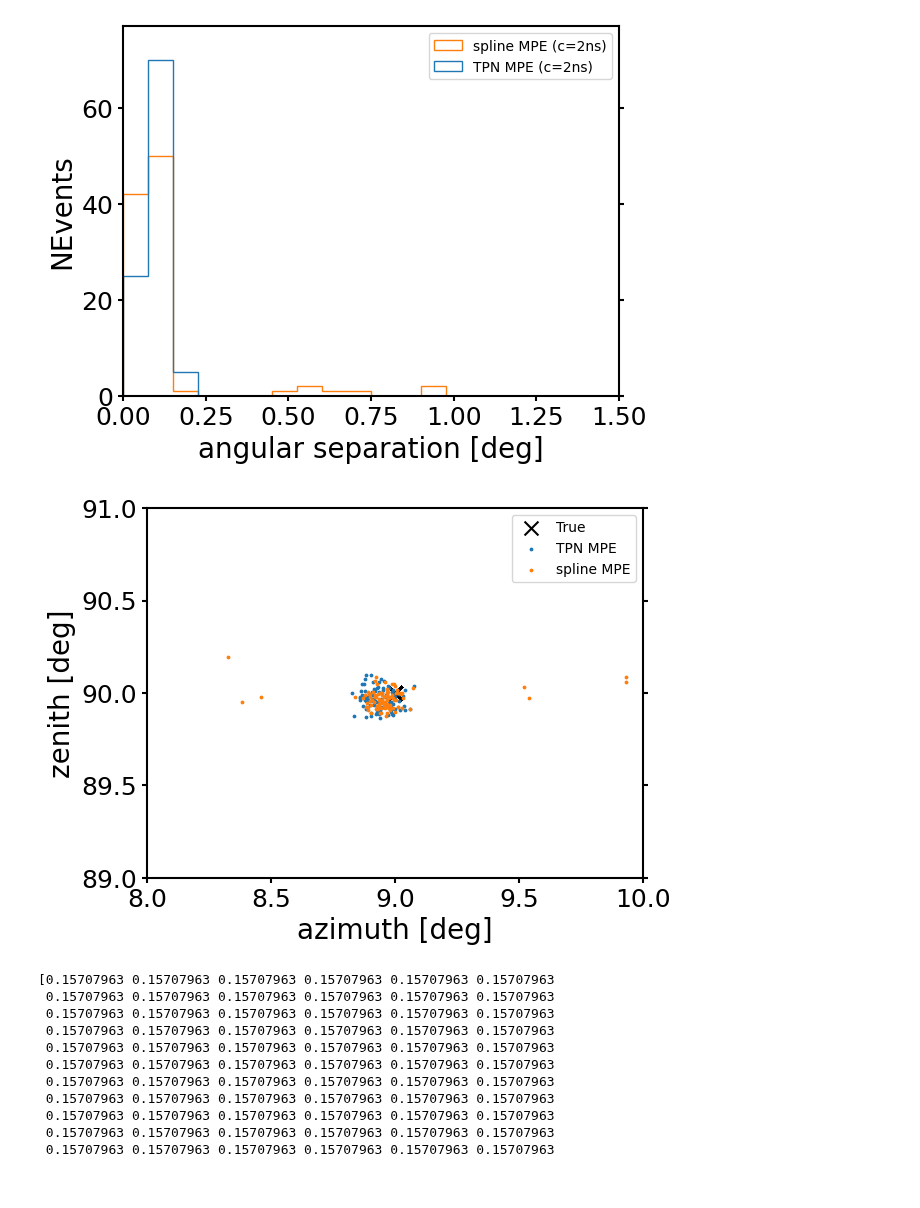
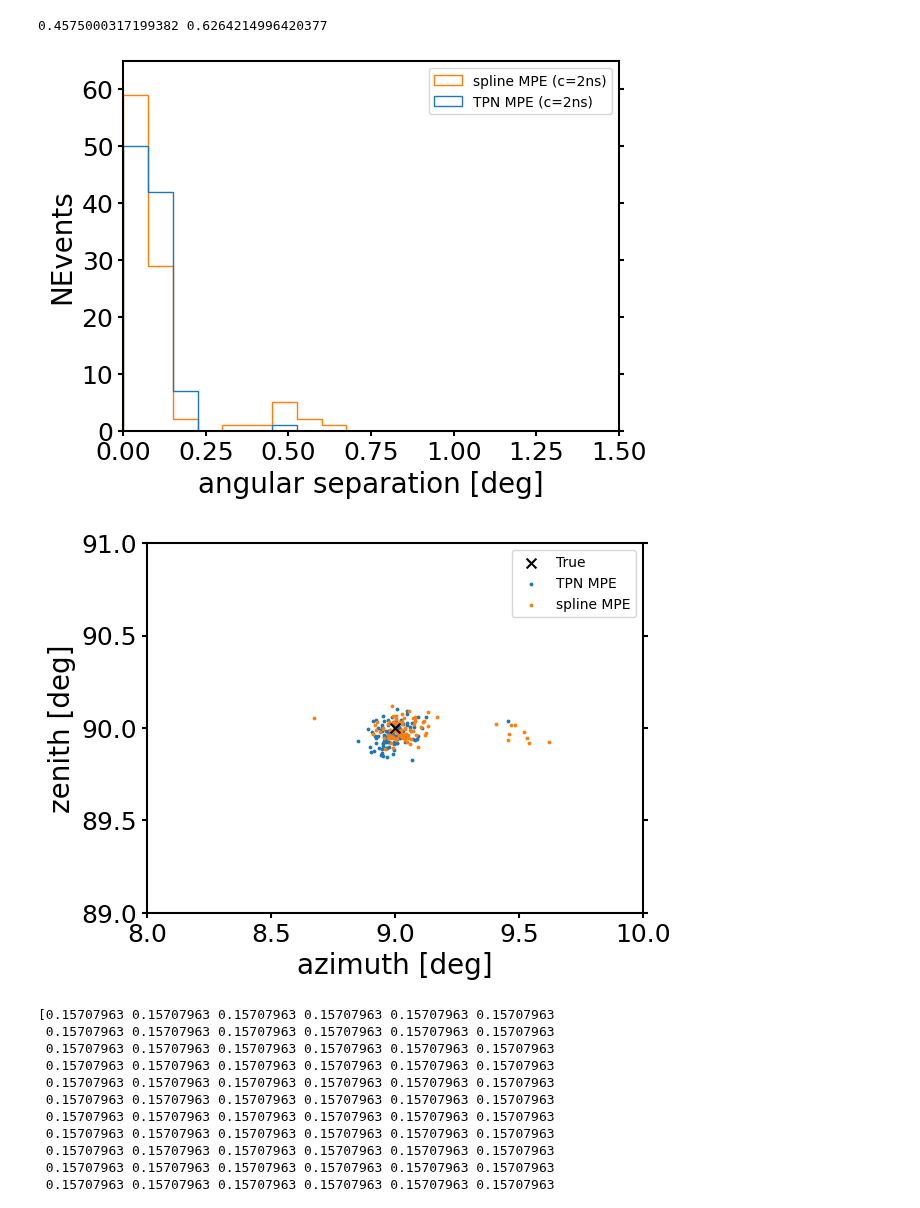
Before and after one commit to rishibbdb/TPN_DeV, a Jupyter notebook: dev/notebooks/reconstruct_golden_muons_MPE.ipynb, the cells around one changed output. Drawn from its saved outputs; the diff is of its cells as text; code cells hidden in the pictures.

```diff
--- a/dev/notebooks/reconstruct_golden_muons_MPE.ipynb
+++ b/dev/notebooks/reconstruct_golden_muons_MPE.ipynb
@@ -7,7 +7,7 @@ sys.path.insert(0, "/home/storage/hans/jax_reco_new")
 
 from lib.plotting import adjust_plot_1d
 # %%
-dat = np.load('/home/storage/hans/jax_reco_new/examples/MuMinus_150e3GeV_Horizontal_CloseToDOMs_Smooth_N100_MPE.npy')
+dat = np.load('/home/storage/hans/jax_reco_new/examples/MuMinus_150e3GeV_Horizontal_CloseToDOMs_Stochastic_N100_MPE.npy')
 #dat = np.load('/home/storage/hans/jax_reco_new/examples/MuMinus_150e3GeV_Horizontal_FarFromDOMs_Stochastic_N100_MPE.npy')
 # %%
 def GreatCircleDistance(azi_1, zen_1, azi_2, zen_2):
@@ -50,6 +51,8 @@ def get_hist(results):
     return cts, bins, cts_smpe
 # %%
 TPN_MPE, bins, S_MPE = get_hist(dat)
+# %% [output]
+0.4575000317199382 0.6264214996420377
 # %%
     plot_args = {'xlabel':'angular separation [deg]',
                  'ylabel':'NEvents',
@@ -64,28 +67,28 @@ TPN_MPE, bins, S_MPE = get_hist(dat)
     adjust_plot_1d(fig, ax, plot_args=plot_args)
     plt.show()
 # %% [output]
-[figure, old version]
+[figure, new version]
 # %%
 true_zen, true_azi, reco_zen, reco_azi, smpe_zen, smpe_azi = get_zen_azi(dat)
 # %%
 fig, ax = plt.subplots()
-plt.scatter(np.rad2deg(true_azi), np.rad2deg(true_zen), marker='x', color='black', label='True', s=100)
+plt.scatter(np.rad2deg(true_azi)[0:1], np.rad2deg(true_zen)[0:1], marker='x', color='black', label='True', s=50, zorder=5)
 plt.scatter(np.rad2deg(reco_azi), np.rad2deg(reco_zen), label='TPN MPE', s=3, color='tab:blue')
 plt.scatter(np.rad2deg(smpe_azi), np.rad2deg(smpe_zen), label='spline MPE', s=3, color='tab:orange')
 
 plt.legend()
 d_zen = 1.0
 plt.xlim()
 plt.ylim()
 
 plot_args = {'xlabel':'azimuth [deg]',
                  'ylabel':'zenith [deg]',
                  'xlim':[np.rad2deg(true_azi[0])-d_zen, np.rad2deg(true_azi[0])+d_zen],
                  'ylim':[np.rad2deg(true_zen[0])-d_zen, np.rad2deg(true_zen[0])+d_zen]}
 adjust_plot_1d(fig, ax, plot_args=plot_args)
 plt.show()
 # %% [output]
-[figure, old version]
+[figure, new version]
 # %%
 print(true_azi)
 # %% [output]
```
Also changed, not shown: parts of 1 cell of this notebook, 4 other files.
